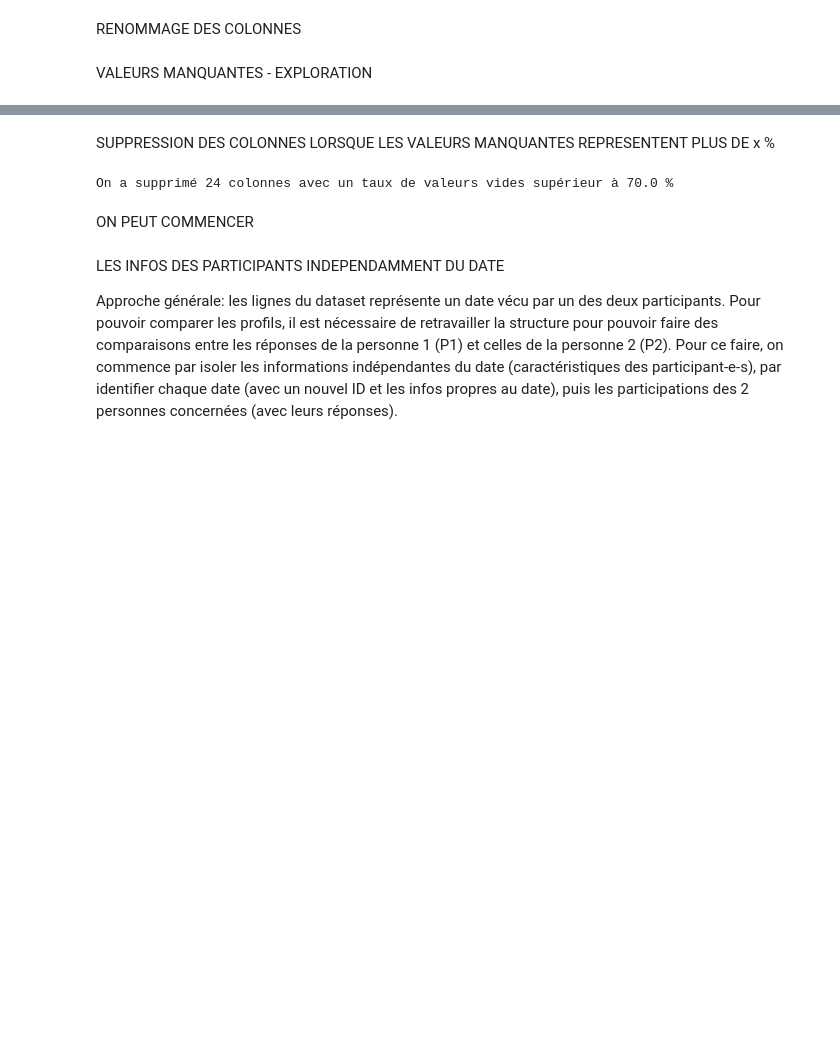
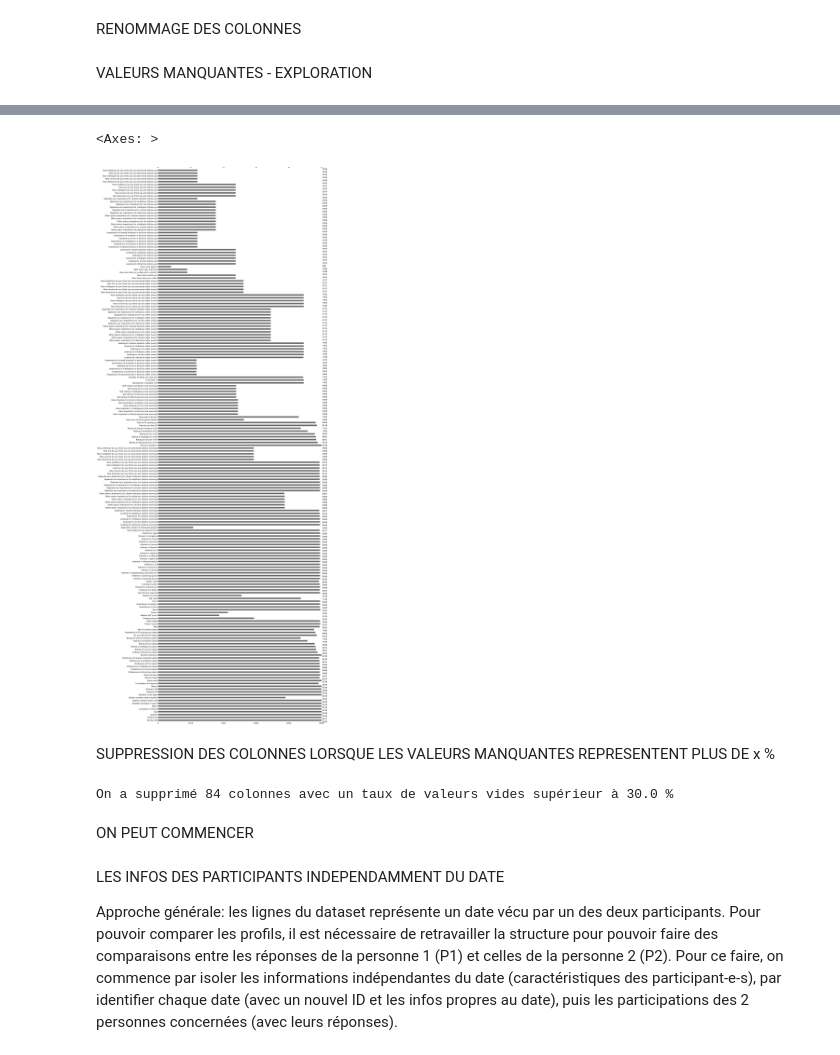
Before and after one commit to charlesmitt/Speed-Dating, a Jupyter notebook: tinder.ipynb, the cells around one changed output, grey strips where cells are left out. Drawn from its saved outputs; the diff is of its cells as text; code cells hidden in the pictures; blank space fills up the shorter version.

```diff
--- a/tinder.ipynb
+++ b/tinder.ipynb
@@ -26,3 +6,9 @@ df.sample(50)
+# %%
+df['career_c']=df['career_c'].fillna("0")
+df['field_cd']=df['field_cd'].fillna("0")
+# %%
+df['career_c']=df['career_c'].astype('float64').astype('int64').astype(str)
+df['field_cd']=df['field_cd'].astype('float64').astype('int64').astype(str)
 # %% [markdown]
 MODIFICATION DES VALEURS DES COLONNES
 # %%
@@ -277,7 +276,12 @@ df[(df['Partner IID']=='11')&(df['Partner2 IID']=='1')]
+# %%
+msno.bar(df)
+# %% [output]
+<Axes: >
+[figure, added]
 # %% [markdown]
 SUPPRESSION DES COLONNES LORSQUE LES VALEURS MANQUANTES REPRESENTENT PLUS DE x %
 # %%
-seuil = 0.7
+seuil = 0.3
 count=0
 data_filtered = df
 for i in df.columns:
@@ -288,4 +292,4 @@ for i in df.columns:
         count +=1
 print("On a supprimé",count,"colonnes avec un taux de valeurs vides supérieur à",seuil*100,"%")
 # %% [output]
-On a supprimé 24 colonnes avec un taux de valeurs vides supérieur à 70.0 %
+On a supprimé 84 colonnes avec un taux de valeurs vides supérieur à 30.0 %
```
Also changed, not shown: parts of 43 cells of this notebook, 4 other files.
